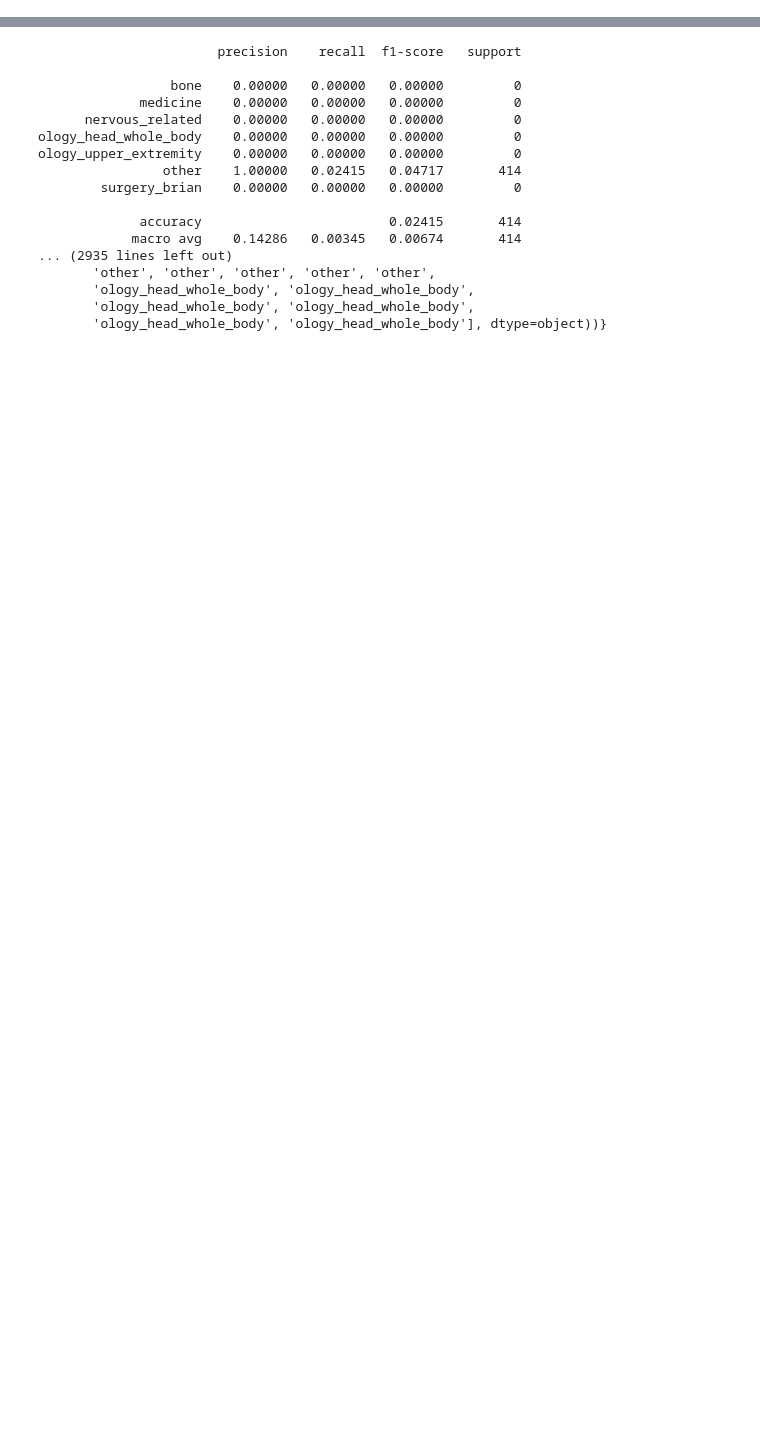
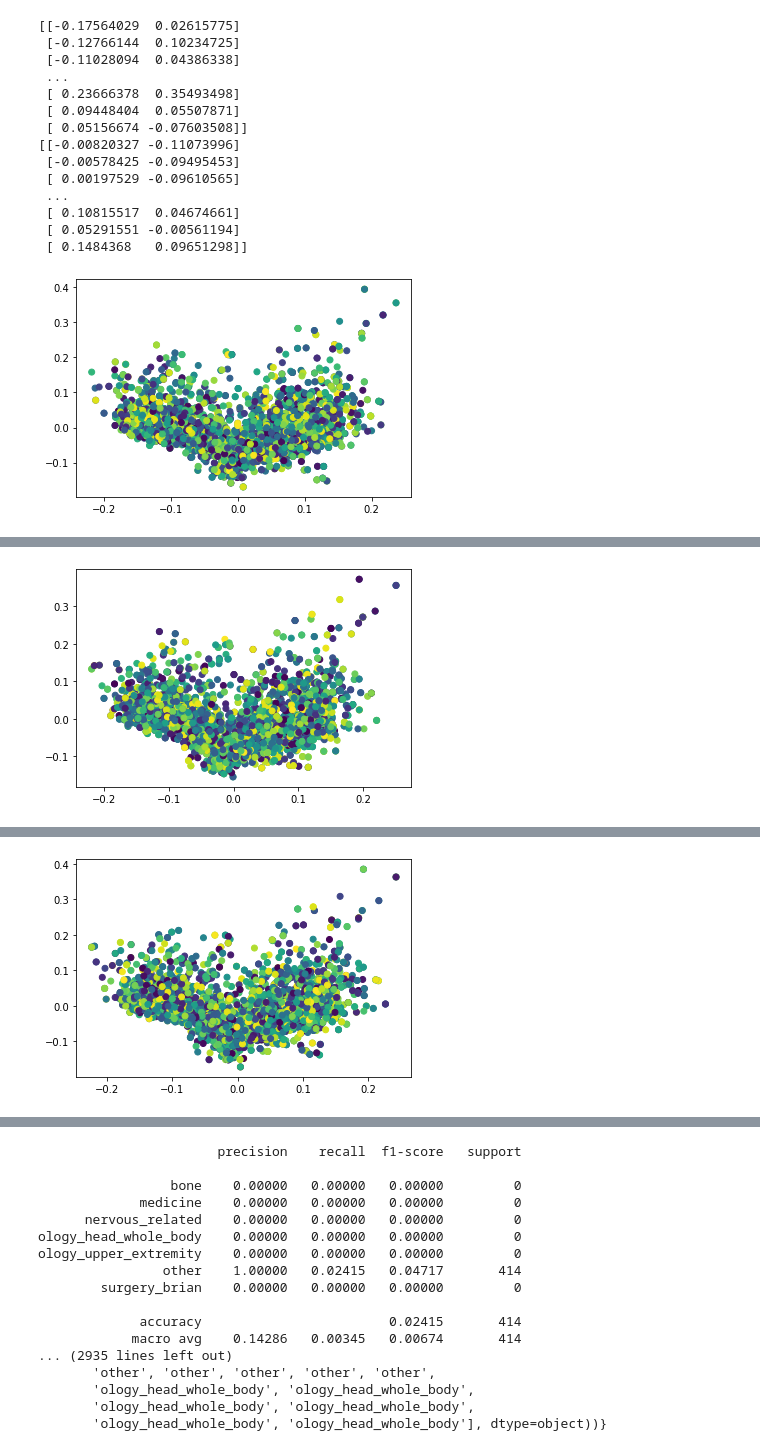
Before and after one commit to tq-o/CS490A-FinalProject, a Jupyter notebook: model.ipynb, the cells around one changed output, grey strips where cells are left out. Cells and saved outputs as stored; diff of their text form; code cells hidden in the pictures; blank space fills up the shorter version.

```diff
--- a/model.ipynb
+++ b/model.ipynb
@@ -222,0 +321,78 @@ sur_t = list(data_t[data_t["medical_specialty"] == "surgery"].index.values)
+# %%
+#brian_2
+count = 0
+total = 0
+res = {}
+for i in range(12):
+
+    upper_temp = copy.deepcopy(upper_b)
+    other_temp = copy.deepcopy(other_b)
+    head_temp = copy.deepcopy(head_b)
+    medicin_temp = copy.deepcopy(medicine_b)
+    surgery_temp = copy.deepcopy(surgery_b)
+    report_temp = copy.deepcopy(report_b)
+
+    t1 = [upper_temp.pop(randrange(len(upper_temp))) for _ in range(600)] #400
+    t2 = [other_temp.pop(randrange(len(other_temp))) for _ in range(600)] #400
+    t3 = [head_temp.pop(randrange(len(head_temp))) for _ in range(600)]
+    t4 = [medicin_temp.pop(randrange(len(medicin_temp))) for _ in range(600)]
+    t5 = [surgery_temp.pop(randrange(len(surgery_temp))) for _ in range(600)] #400
+    t6 = [report_temp.pop(randrange(len(report_temp))) for _ in range(400)]
+
+    x_train = []
+    y_train = []
+    x_test = []
+    y_test = []
+    train_index = t1+t2+t3+t4+t5+t6
+    test_index = upper_temp + other_temp+ head_temp+ medicin_temp+ surgery_temp+ report_temp
+
+    x_train, x_test = data_b['transcription'][train_index], data_b['transcription'][test_index]
+    y_train, y_test = data_b['medical_specialty'][train_index], data_b['medical_specialty'][test_index]
+
+    Train_X_Tfidf = Tfidf_vect_b.transform(x_train).toarray()
+    Test_X_Tfidf = Tfidf_vect_b.transform(x_test).toarray()
+
+#     b_lsvc = lsvc.fit(Train_X_Tfidf,y_train)
+
+#     print(b_lsvc)
+    pca = PCA(n_components=2).fit(Train_X_Tfidf)
+    data2D = pca.transform(Train_X_Tfidf)
+    data2D2 = pca.transform(Test_X_Tfidf)
+    color = np.random.RandomState(0).rand(3400)
+    print(data2D)
+    print(data2D2)
+    plt.scatter(data2D[:,0], data2D[:,1], c = color)
+    plt.show()
+    print((type(Train_X_Tfidf)))
+    print(Train_X_Tfidf)
+
+    predictions_nuSVM = lsvc.predict(Test_X_Tfidf)
+
+    print(metrics.classification_report(predictions_nuSVM, y_test.to_numpy(), digits=5))
+    total += accuracy_score(y_test.to_numpy(), predictions_nuSVM)*100
+    count += 1
+    res[count] = (predictions_nuSVM, y_test.to_numpy())
+
+
+
+#     print(accuracy_score(y_test, predictions_nuSVM)*100)
+#     if count == 2:
+#         break
+# print(total/count)
+# print(res)
+# %% [output]
+[[-0.17564029  0.02615775]
+ [-0.12766144  0.10234725]
+ [-0.11028094  0.04386338]
+ ...
+ [ 0.23666378  0.35493498]
+ [ 0.09448404  0.05507871]
+ [ 0.05156674 -0.07603508]]
+[[-0.00820327 -0.11073996]
+ [-0.00578425 -0.09495453]
+ [ 0.00197529 -0.09610565]
+ ...
+ [ 0.10815517  0.04674661]
+ [ 0.05291551 -0.00561194]
+ [ 0.1484368   0.09651298]]
+[figure, added]
@@ -222,0 +416 @@ sur_t = list(data_t[data_t["medical_specialty"] == "surgery"].index.values)
+[figure, added]
@@ -222,0 +434 @@ sur_t = list(data_t[data_t["medical_specialty"] == "surgery"].index.values)
+[figure, added]
```
Also changed, not shown: parts of 25 cells of this notebook, 2 other files.
